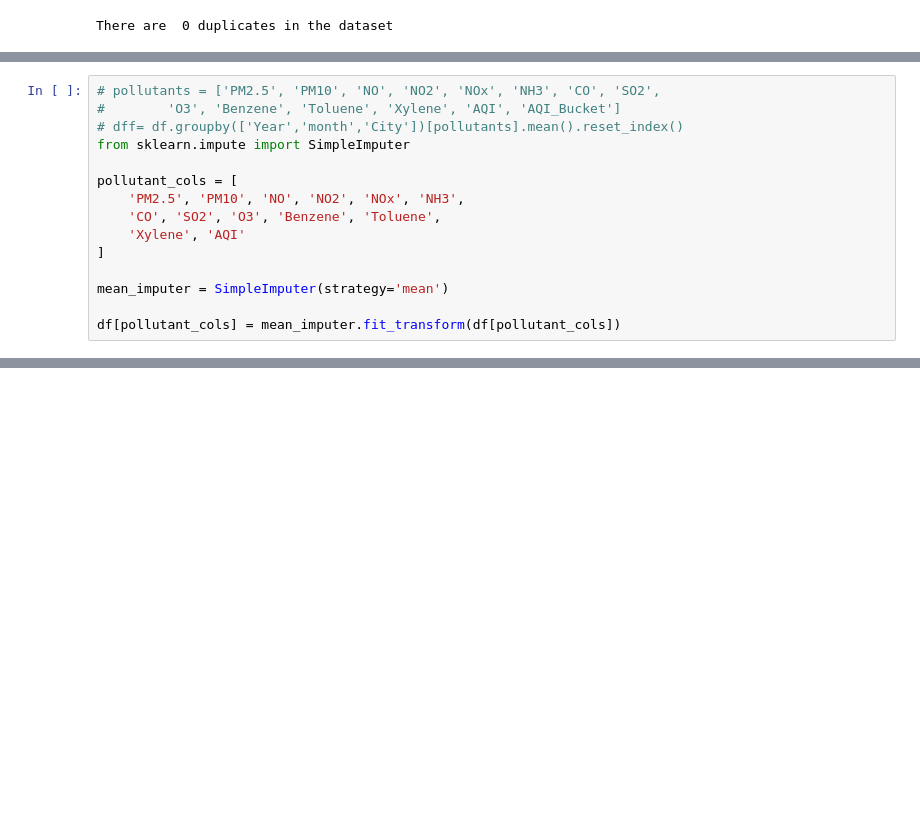
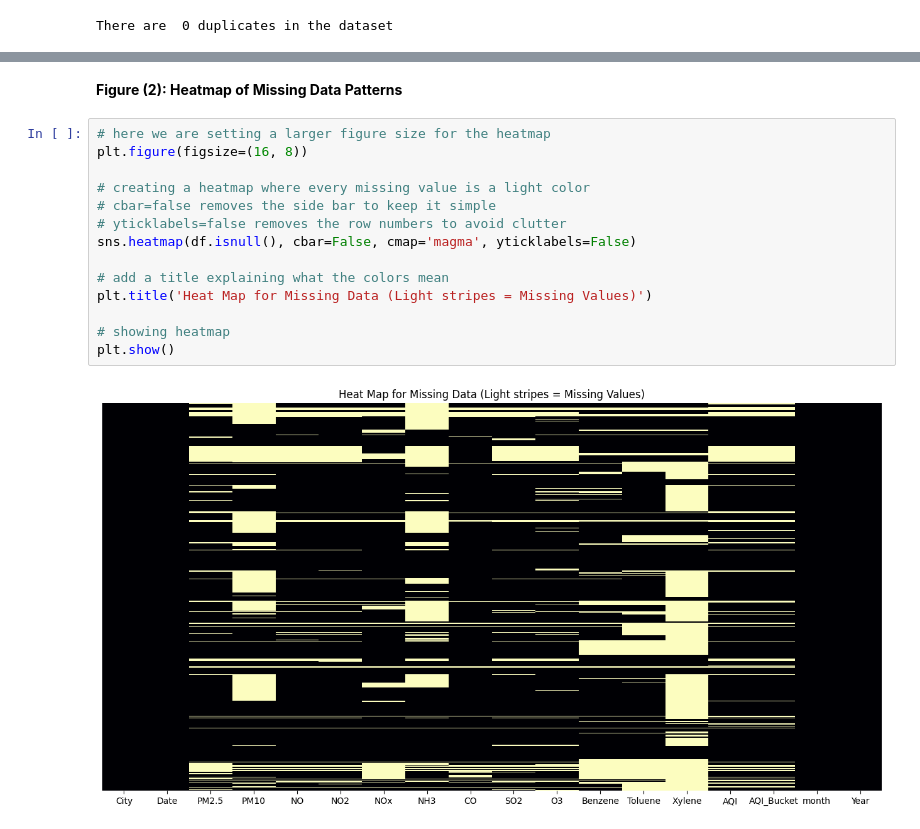
Before and after one commit to narenderkulariya/st20269341-CMP7005-PRAC1, a Jupyter notebook: st20269341_CMP7005_PRAC1.ipynb, the cells around one changed output, grey strips where cells are left out. Drawn from its saved outputs; the diff is of its cells as text; blank space fills up the shorter version.

```diff
--- a/st20269341_CMP7005_PRAC1.ipynb
+++ b/st20269341_CMP7005_PRAC1.ipynb
@@ -425,15 +484,0 @@ There are  0 duplicates in the dataset
-# %%
-# pollutants = ['PM2.5', 'PM10', 'NO', 'NO2', 'NOx', 'NH3', 'CO', 'SO2',
-#        'O3', 'Benzene', 'Toluene', 'Xylene', 'AQI', 'AQI_Bucket']
-# dff= df.groupby(['Year','month','City'])[pollutants].mean().reset_index()
-from sklearn.impute import SimpleImputer
-
-pollutant_cols = [
-    'PM2.5', 'PM10', 'NO', 'NO2', 'NOx', 'NH3',
-    'CO', 'SO2', 'O3', 'Benzene', 'Toluene',
-    'Xylene', 'AQI'
-]
-
-mean_imputer = SimpleImputer(strategy='mean')
-
-df[pollutant_cols] = mean_imputer.fit_transform(df[pollutant_cols])
@@ -507,0 +517,18 @@ print(df.groupby('station').apply(lambda x: x.isnull().sum().sum()))
+# %% [markdown]
+**Figure (2): Heatmap of Missing Data Patterns**
+# %%
+# here we are setting a larger figure size for the heatmap
+plt.figure(figsize=(16, 8))
+
+# creating a heatmap where every missing value is a light color
+# cbar=false removes the side bar to keep it simple
+# yticklabels=false removes the row numbers to avoid clutter
+sns.heatmap(df.isnull(), cbar=False, cmap='magma', yticklabels=False)
+
+# add a title explaining what the colors mean
+plt.title('Heat Map for Missing Data (Light stripes = Missing Values)')
+
+# showing heatmap
+plt.show()
+# %% [output]
+[figure, added]
```
Also changed, not shown: parts of 132 cells of this notebook.
